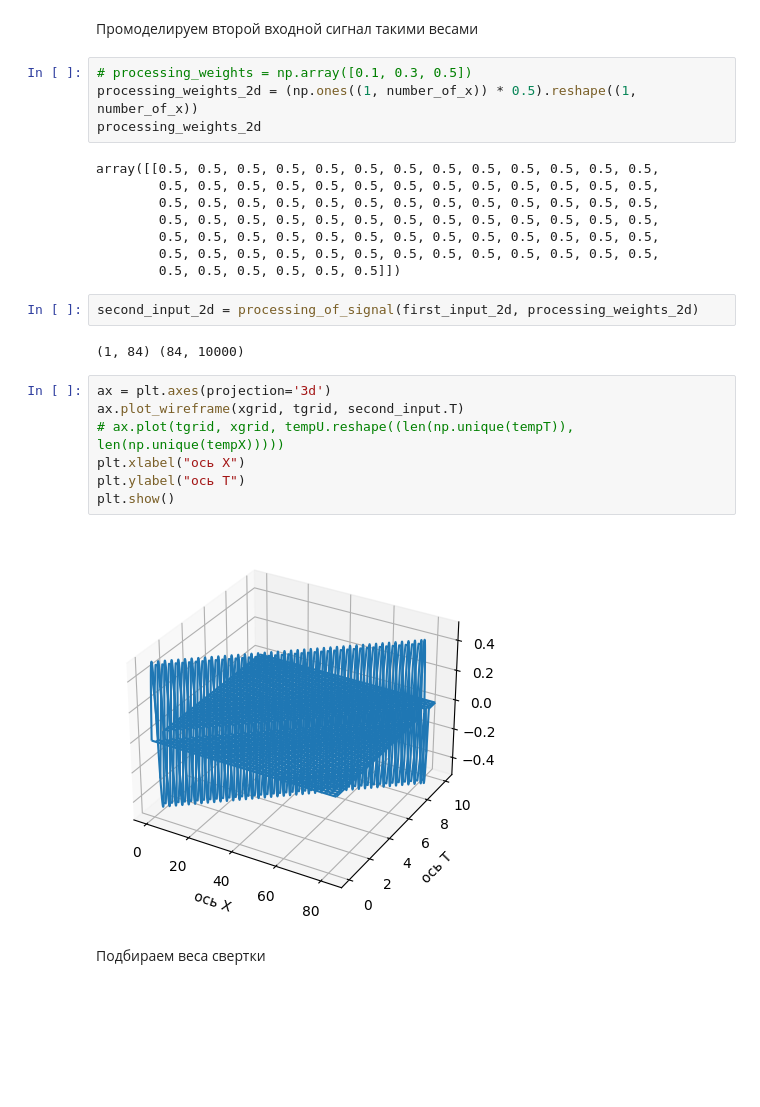
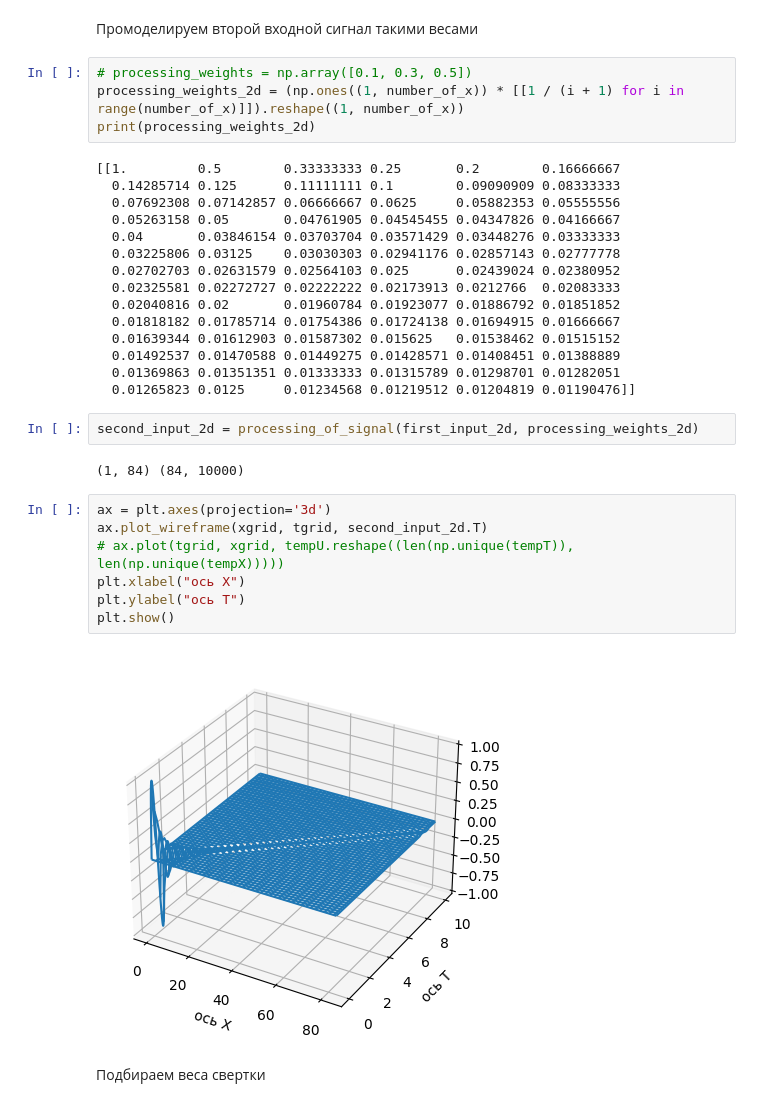
Before and after one commit to dd114/Adaptive-filter-1, a Jupyter notebook: Adaptive-filter-1.ipynb, the cells around one changed output. Saved outputs shown, nothing was run; the diff lists cells and outputs as text; blank space fills up the shorter version.

Commit message:
Minor fix and added various weights to 2d wave

```diff
--- a/Adaptive-filter-1.ipynb
+++ b/Adaptive-filter-1.ipynb
@@ -129,29 +129,36 @@ plt.show()
 Промоделируем второй входной сигнал такими весами
 # %%
 # processing_weights = np.array([0.1, 0.3, 0.5])
-processing_weights_2d = (np.ones((1, number_of_x)) * 0.5).reshape((1, number_of_x))
-processing_weights_2d
+processing_weights_2d = (np.ones((1, number_of_x)) * [[1 / (i + 1) for i in range(number_of_x)]]).reshape((1, number_of_x))
+print(processing_weights_2d)
 # %% [output]
-array([[0.5, 0.5, 0.5, 0.5, 0.5, 0.5, 0.5, 0.5, 0.5, 0.5, 0.5, 0.5, 0.5,
-        0.5, 0.5, 0.5, 0.5, 0.5, 0.5, 0.5, 0.5, 0.5, 0.5, 0.5, 0.5, 0.5,
-        0.5, 0.5, 0.5, 0.5, 0.5, 0.5, 0.5, 0.5, 0.5, 0.5, 0.5, 0.5, 0.5,
-        0.5, 0.5, 0.5, 0.5, 0.5, 0.5, 0.5, 0.5, 0.5, 0.5, 0.5, 0.5, 0.5,
-        0.5, 0.5, 0.5, 0.5, 0.5, 0.5, 0.5, 0.5, 0.5, 0.5, 0.5, 0.5, 0.5,
-        0.5, 0.5, 0.5, 0.5, 0.5, 0.5, 0.5, 0.5, 0.5, 0.5, 0.5, 0.5, 0.5,
-        0.5, 0.5, 0.5, 0.5, 0.5, 0.5]])
+[[1.         0.5        0.33333333 0.25       0.2        0.16666667
+  0.14285714 0.125      0.11111111 0.1        0.09090909 0.08333333
+  0.07692308 0.07142857 0.06666667 0.0625     0.05882353 0.05555556
+  0.05263158 0.05       0.04761905 0.04545455 0.04347826 0.04166667
+  0.04       0.03846154 0.03703704 0.03571429 0.03448276 0.03333333
+  0.03225806 0.03125    0.03030303 0.02941176 0.02857143 0.02777778
+  0.02702703 0.02631579 0.02564103 0.025      0.02439024 0.02380952
+  0.02325581 0.02272727 0.02222222 0.02173913 0.0212766  0.02083333
+  0.02040816 0.02       0.01960784 0.01923077 0.01886792 0.01851852
+  0.01818182 0.01785714 0.01754386 0.01724138 0.01694915 0.01666667
+  0.01639344 0.01612903 0.01587302 0.015625   0.01538462 0.01515152
+  0.01492537 0.01470588 0.01449275 0.01428571 0.01408451 0.01388889
+  0.01369863 0.01351351 0.01333333 0.01315789 0.01298701 0.01282051
+  0.01265823 0.0125     0.01234568 0.01219512 0.01204819 0.01190476]]
 # %%
 second_input_2d = processing_of_signal(first_input_2d, processing_weights_2d)
 # %% [output]
 (1, 84) (84, 10000)
 # %%
 ax = plt.axes(projection='3d')
-ax.plot_wireframe(xgrid, tgrid, second_input.T)
+ax.plot_wireframe(xgrid, tgrid, second_input_2d.T)
 # ax.plot(tgrid, xgrid, tempU.reshape((len(np.unique(tempT)), len(np.unique(tempX)))))
 plt.xlabel("ось X")
 plt.ylabel("ось T")
 plt.show()
 # %% [output]
-[figure, old version]
+[figure, new version]
 # %% [markdown]
 Подбираем веса свертки
 # %%
```
Also changed, not shown: parts of 5 cells of this notebook.
